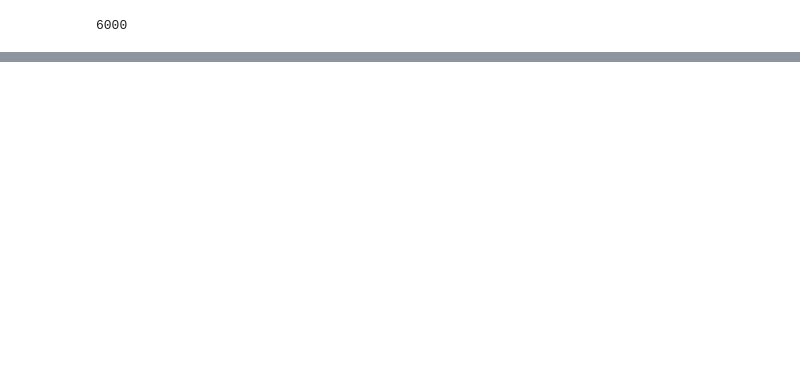
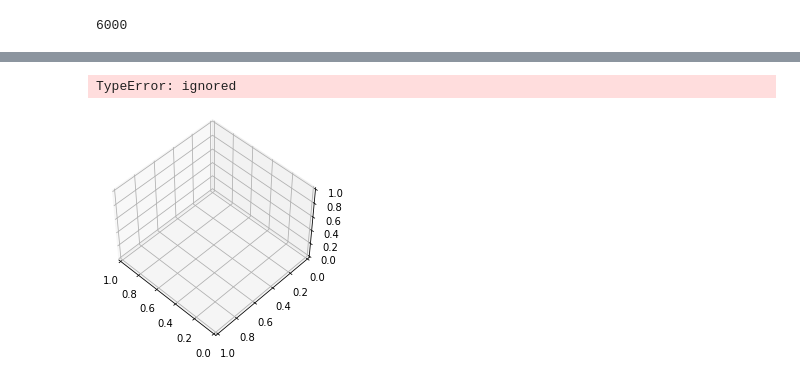
Before and after one commit to Raoolo/University, a Jupyter notebook: MachineDeepLearning/fashionMNIST.ipynb, the cells around one changed output, grey strips where cells are left out. Cells and saved outputs as stored; diff of their text form; code cells hidden in the pictures; blank space fills up the shorter version.

```diff
--- a/MachineDeepLearning/fashionMNIST.ipynb
+++ b/MachineDeepLearning/fashionMNIST.ipynb
@@ -40,0 +62,8 @@ len(X_restr_train)
+# %%
+fig = plt.figure(1, figsize=(4, 3))
+ax = fig.add_subplot(111, projection="3d", elev=48, azim=134)
+ax.set_position([0, 0, 0.95, 1])
+ax.scatter(X_train2[:, 0])
+# %% [output]
+TypeError: ignored
+[figure, added]
```
Also changed, not shown: parts of 8 cells of this notebook.
